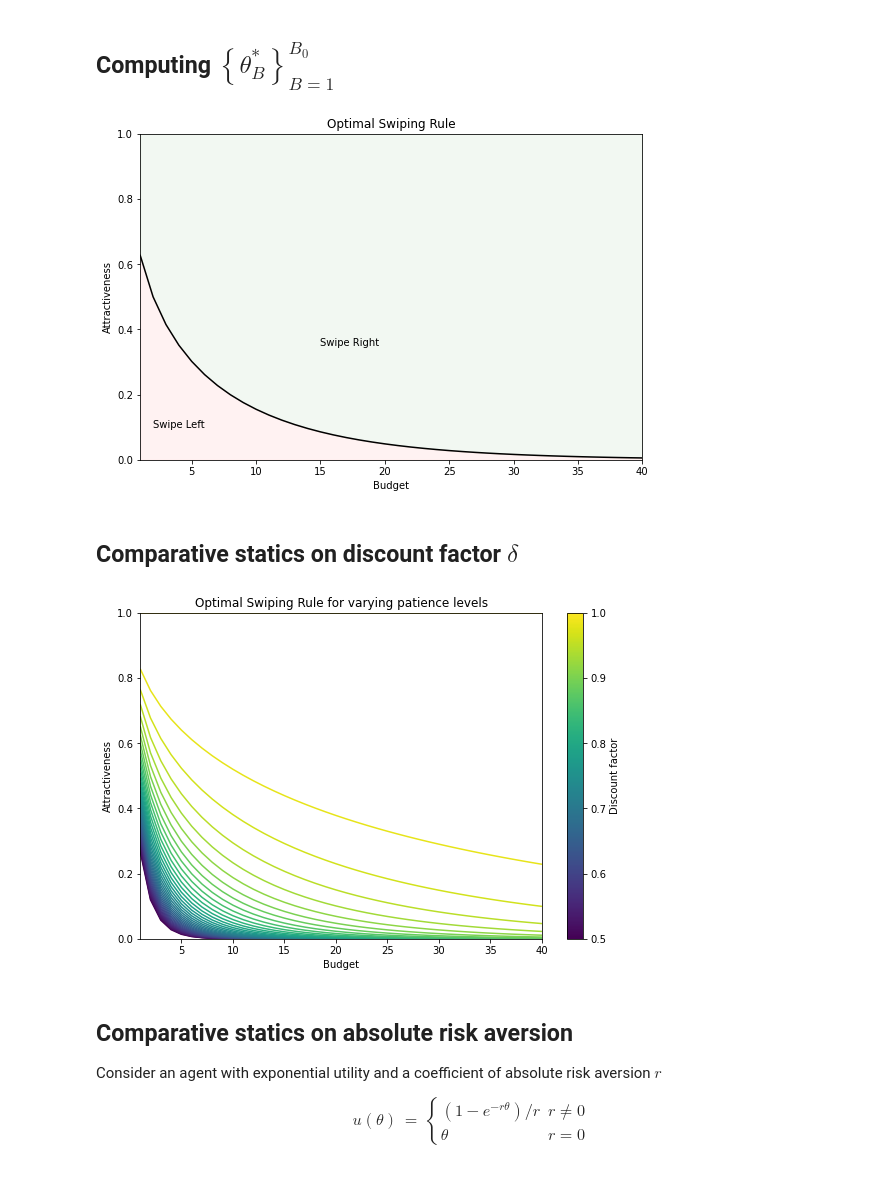
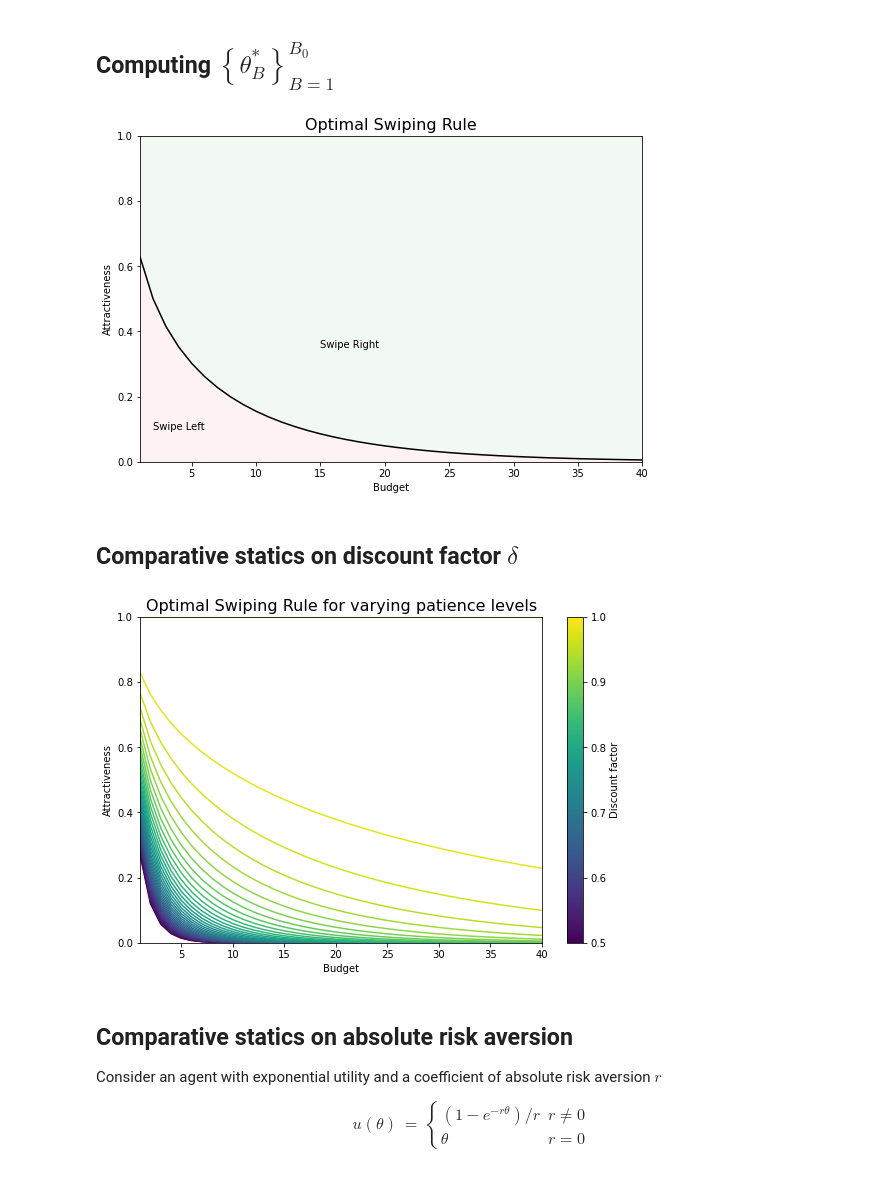
Before and after one commit to patohdzs/project-swipe, a Jupyter notebook: toy-model-one.ipynb, the cells around one changed output. Drawn from its saved outputs; the diff is of its cells as text; code cells hidden in the pictures.

```diff
--- a/toy-model-one.ipynb
+++ b/toy-model-one.ipynb
@@ -43,8 +43,7 @@ def reset_exog_params():
     b_0 = 40
     δ = 0.9
     u = lambda x : x
-    α = 1
-    β = 1
+    α,β = (1,1)
 # %% [markdown]
 ## Solving the model
 
@@ -137,43 +136,43 @@ ax.fill_between(b_vals, θ_vals, 1, color='green', alpha=0.05)
 ax.text(2, 0.1, 'Swipe Left')
 ax.text(15, 0.35, 'Swipe Right')
 ax.set(xlabel='Budget', ylabel='Attractiveness')
-ax.set_title('Optimal Swiping Rule')
+ax.set_title('Optimal Swiping Rule', size=16)
 plt.show()
 # %% [output]
-[figure, old version]
+[figure, new version]
 # %% [markdown]
 ## Comparative statics on discount factor $\delta$
 # %%
 # Resetting exogenous parameters
 reset_exog_params()
 
 δ_vals = np.logspace(-1, 0, 40, base=2)
 b_vals = range(1,b_0+1)
 swiping_rules = []
 
 for d in δ_vals:
     δ = d
     θ_vals = [optimize.root_scalar(initial_condition, bracket=[0,1], method='brentq').root]
     for i in range(b_0-1):
         θ_prev = θ_vals[i]
         θ_vals.append(optimize.root_scalar(phi, bracket=[0,1], method='brentq').root)
     swiping_rules.append(θ_vals)
 
 # Plotting swiping rules
 fig, ax = plt.subplots(figsize=(9,6))
 ax.set_xlim(1,b_0)
 ax.set_ylim(0,1)
 line_segments = LineCollection([np.column_stack([b_vals, θ_vals])
                                 for θ_vals in swiping_rules])
 line_segments.set_array(np.array(δ_vals))
 ax.add_collection(line_segments)
 axcb = fig.colorbar(line_segments)
 axcb.set_label('Discount factor')
-ax.set_title('Optimal Swiping Rule for varying patience levels')
+ax.set_title('Optimal Swiping Rule for varying patience levels', size=16)
 ax.set(xlabel='Budget', ylabel='Attractiveness')
 plt.show()
 # %% [output]
-[figure, old version]
+[figure, new version]
 # %% [markdown]
 ## Comparative statics on absolute risk aversion
 Consider an agent with exponential utility and a coefficient of absolute risk aversion $r$
```
Also changed, not shown: parts of 3 cells of this notebook.
